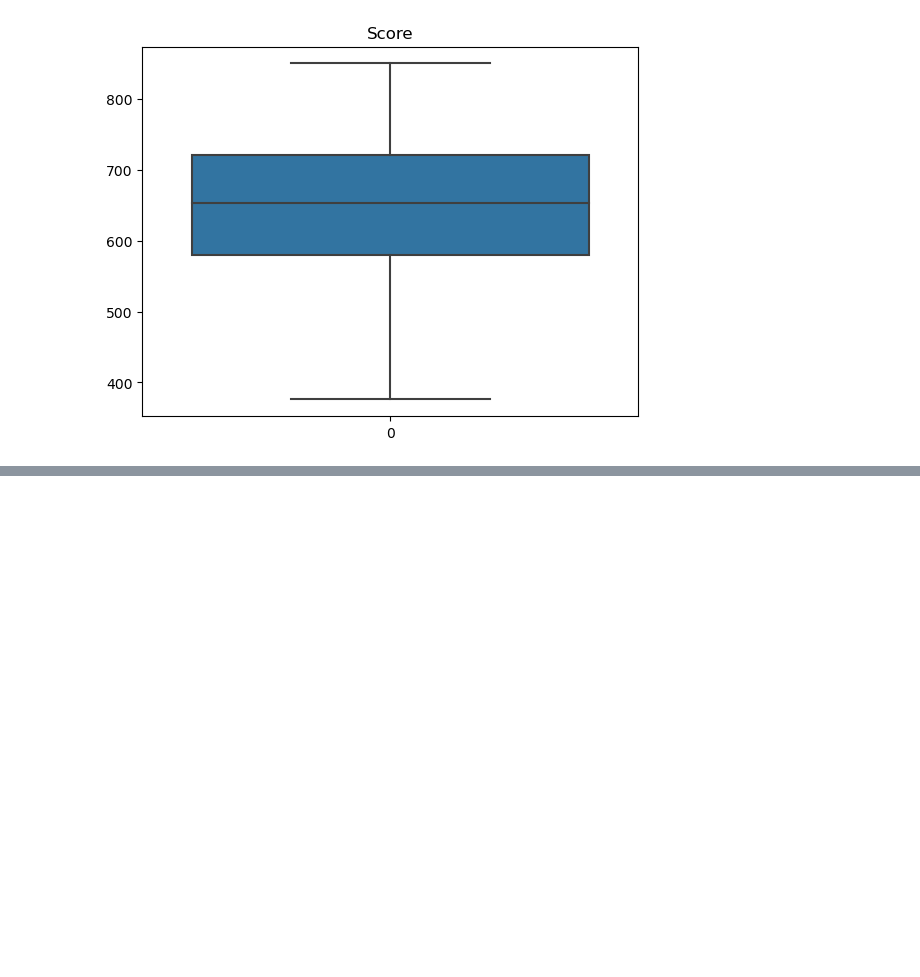
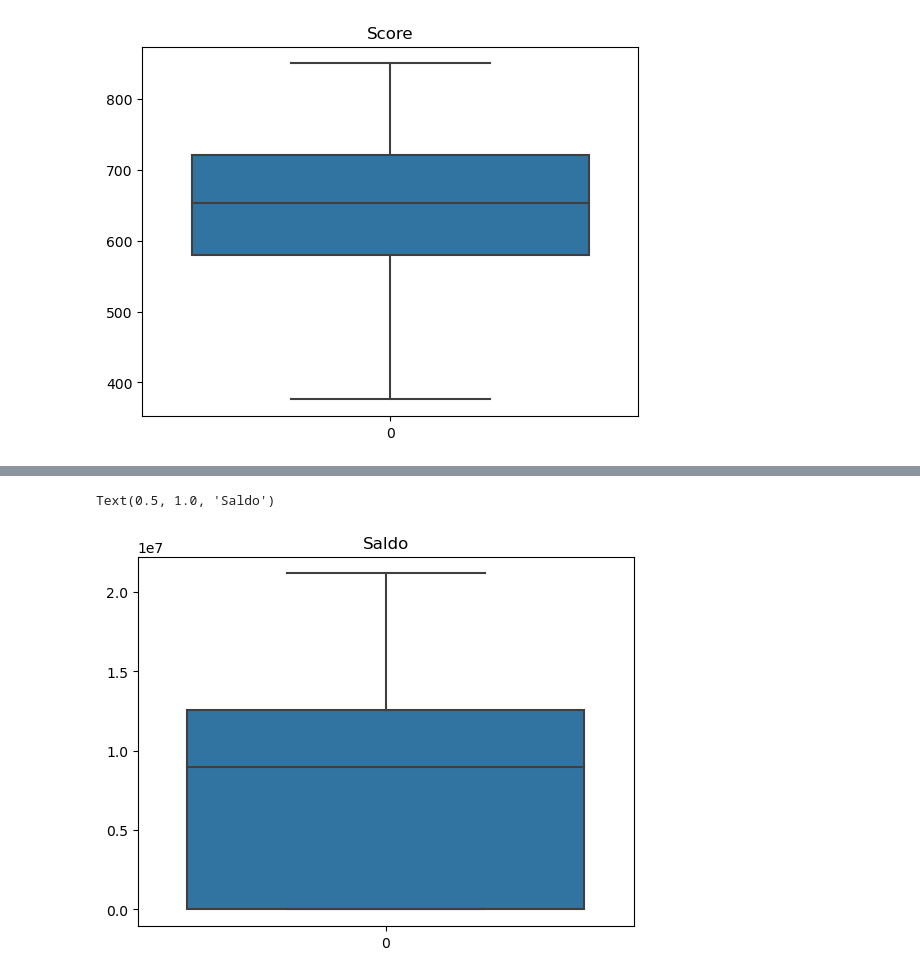
Before and after one commit to MaluMartins/data-science-python-dsa, a Jupyter notebook: modulo10-limpeza/limpeza-de-dados.ipynb, the cells around one changed output, grey strips where cells are left out. Cells and saved outputs as stored; diff of their text form; code cells hidden in the pictures; blank space fills up the shorter version.

```diff
--- a/modulo10-limpeza/limpeza-de-dados.ipynb
+++ b/modulo10-limpeza/limpeza-de-dados.ipynb
@@ -84,0 +135,5 @@ Text(0.5, 1.0, 'Score')
+# %%
+srn.boxplot(dataset['Saldo']).set_title('Saldo')
+# %% [output]
+Text(0.5, 1.0, 'Saldo')
+[figure, added]
```
Also changed, not shown: parts of 18 cells of this notebook.
